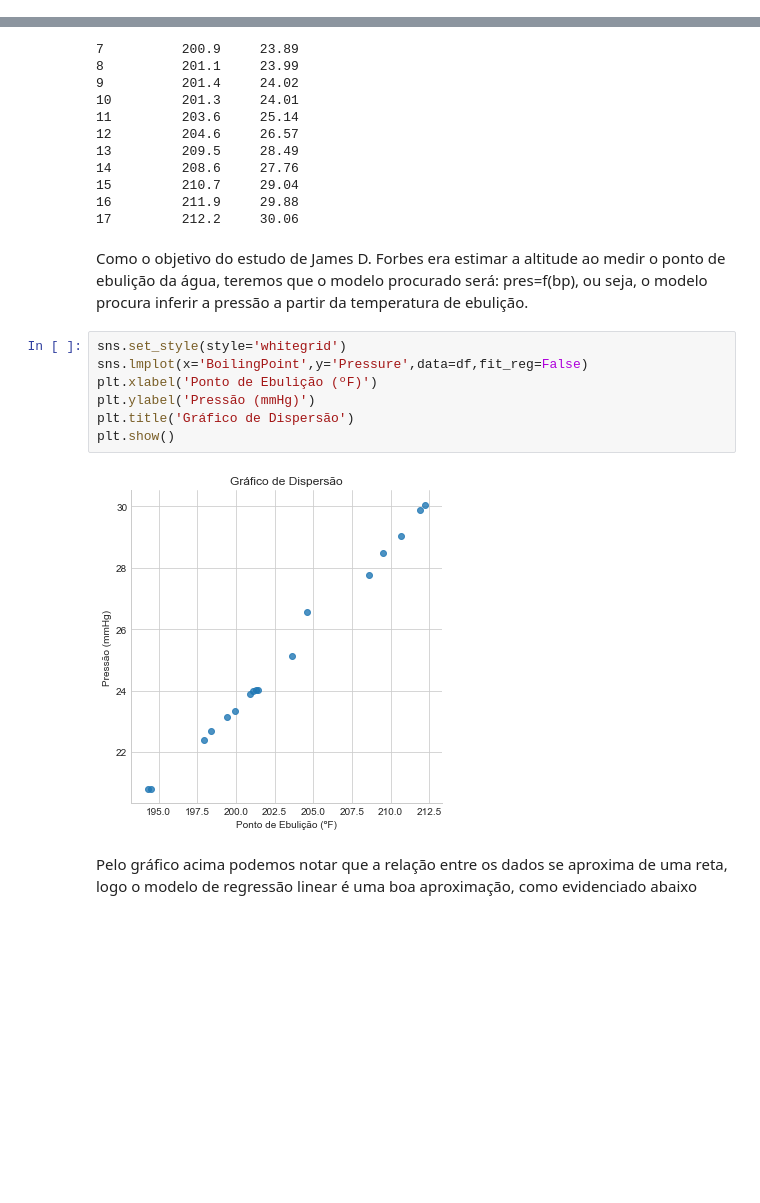
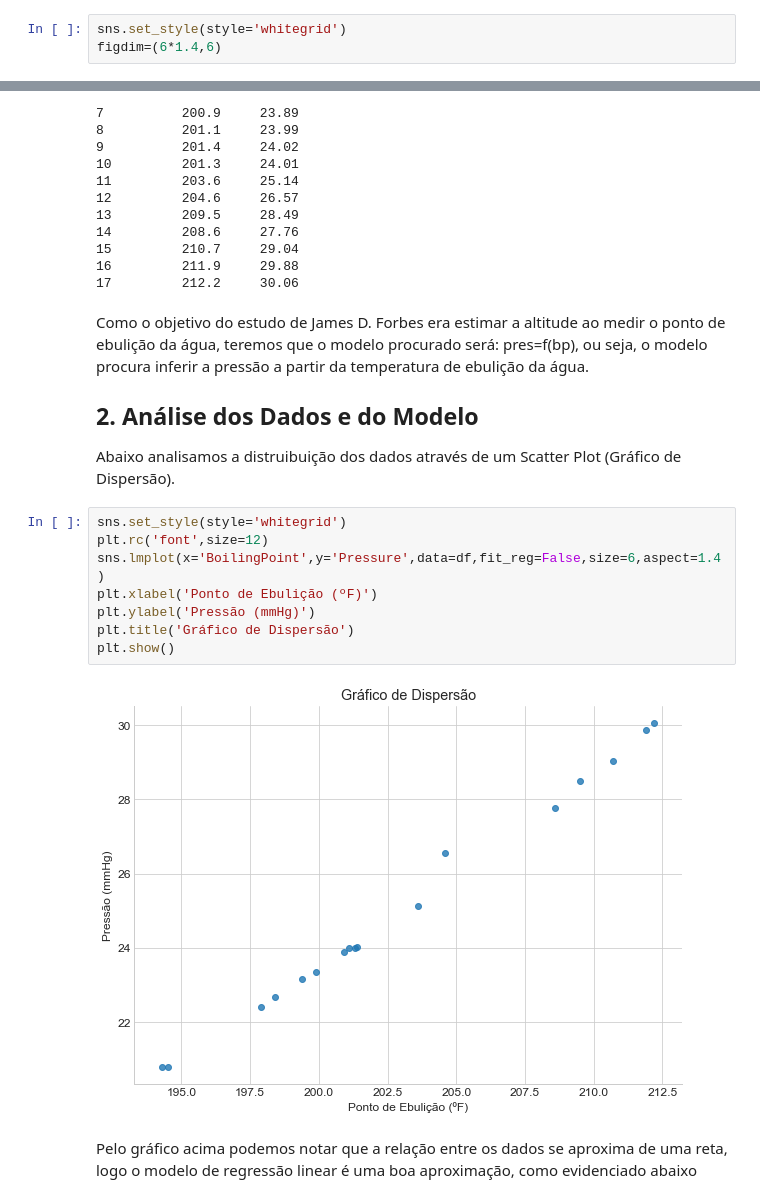
Before and after one commit to mateuspontesm/ICA, a Jupyter notebook: ICA1.ipynb, the cells around one changed output, grey strips where cells are left out. Saved outputs shown, nothing was run; the diff lists cells and outputs as text; blank space fills up the shorter version.

```diff
--- a/ICA1.ipynb
+++ b/ICA1.ipynb
@@ -10,4 +22,7 @@ import seaborn as sns
 from scipy import stats
+# %%
+sns.set_style(style='whitegrid')
+figdim=(6*1.4,6)
 # %% [markdown]
 Os dados serão carregados em um Dataframe df:
 # %%
@@ -34,16 +49,20 @@ print(df)
 16         211.9     29.88
 17         212.2     30.06
 # %% [markdown]
-Como o objetivo do estudo de James D. Forbes era estimar a altitude ao medir o ponto de ebulição da água, teremos que o modelo procurado será: pres=f(bp), ou seja, o modelo procura inferir a pressão a partir da temperatura de ebulição.
+Como o objetivo do estudo de James D. Forbes era estimar a altitude ao medir o ponto de ebulição da água, teremos que o modelo procurado será: pres=f(bp), ou seja, o modelo procura inferir a pressão a partir da temperatura de ebulição da água.
+
+## 2. Análise dos Dados e do Modelo
+Abaixo analisamos a distruibuição dos dados através de um Scatter Plot (Gráfico de Dispersão).
 # %%
 sns.set_style(style='whitegrid')
-sns.lmplot(x='BoilingPoint',y='Pressure',data=df,fit_reg=False)
+plt.rc('font',size=12)
+sns.lmplot(x='BoilingPoint',y='Pressure',data=df,fit_reg=False,size=6,aspect=1.4)
 plt.xlabel('Ponto de Ebulição (ºF)')
 plt.ylabel('Pressão (mmHg)')
 plt.title('Gráfico de Dispersão')
 plt.show()
 # %% [output]
-[figure, old version]
+[figure, new version]
 # %% [markdown]
 Pelo gráfico acima podemos notar que a relação entre os dados se aproxima de uma reta, logo o modelo de regressão linear é uma boa aproximação, como evidenciado abaixo
 # %%
```
Also changed, not shown: parts of 19 cells of this notebook.
